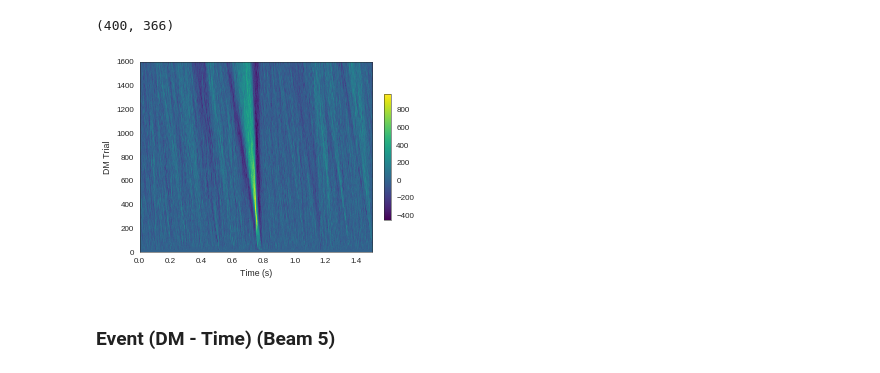
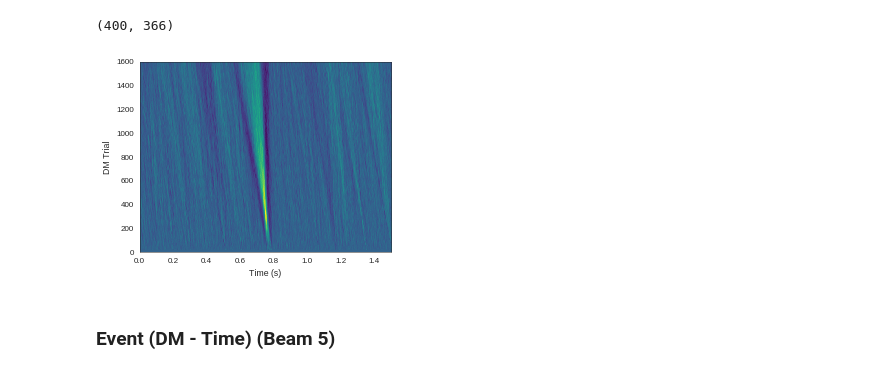
Before and after one commit to griffinfoster/terrestrial-frb-letter, a Jupyter notebook: notebooks/ALFABURST_events.ipynb, the cells around one changed output. Saved outputs shown, nothing was run; the diff lists cells and outputs as text; code cells hidden in the pictures.

Commit message:
updated false-pos text and figures

```diff
--- a/notebooks/ALFABURST_events.ipynb
+++ b/notebooks/ALFABURST_events.ipynb
@@ -528,23 +528,23 @@ testDMs = np.arange(minDM, maxDM, dmStep)
 dmSpace = np.zeros((testDMs.shape[0], waterfall.shape[0]))
 print dmSpace.shape
 for dmid, dm in enumerate(testDMs):
-    dmSpace[dmid, :] = np.sum(dedispersion.incoherent(freqsHz, waterfall, tInt, dm, boundary='wrap'), axis=1)
+    dmSpace[dmid, :] = np.mean(dedispersion.incoherent(freqsHz, waterfall, tInt, dm, boundary='wrap'), axis=1)
 # %% [output]
 (400, 366)
 # %%
 cmap = 'viridis'
 fig = plt.figure(figsize=(4.5,3.5)) # (width, height)
 #fig = plt.figure(figsize=(8,4)) # (width, height)
 
 plt.imshow(np.flipud(dmSpace), aspect='auto', extent=(0, tInt * waterfall.shape[0], testDMs[0], testDMs[-1]), cmap=plt.get_cmap(cmap), interpolation='nearest')
 plt.ylabel('DM Trial')
 plt.xlabel('Time (s)')
-plt.colorbar(fraction=0.025)
+#plt.colorbar(fraction=0.025)
 #plt.title('D20161204 Event')
 
 plt.savefig('../figures/D20161204_dmtrials_buf23_Beam0.pdf')
 # %% [output]
-[figure, old version]
+[figure, new version]
 # %% [markdown]
 ### Event (DM - Time) (Beam 5)
 # %%
```
Also changed, not shown: parts of 4 cells of this notebook, 17 other files.
